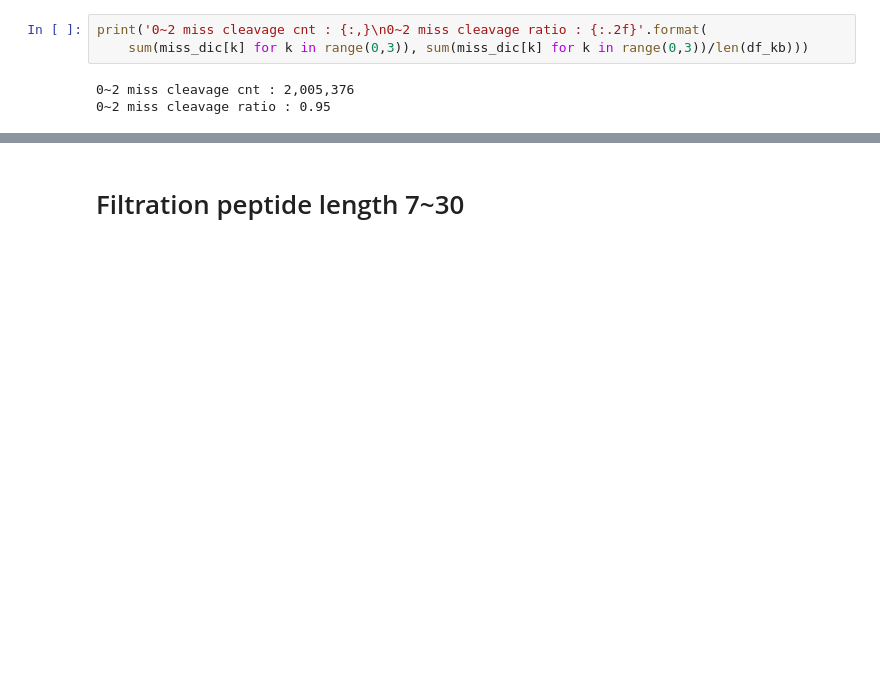
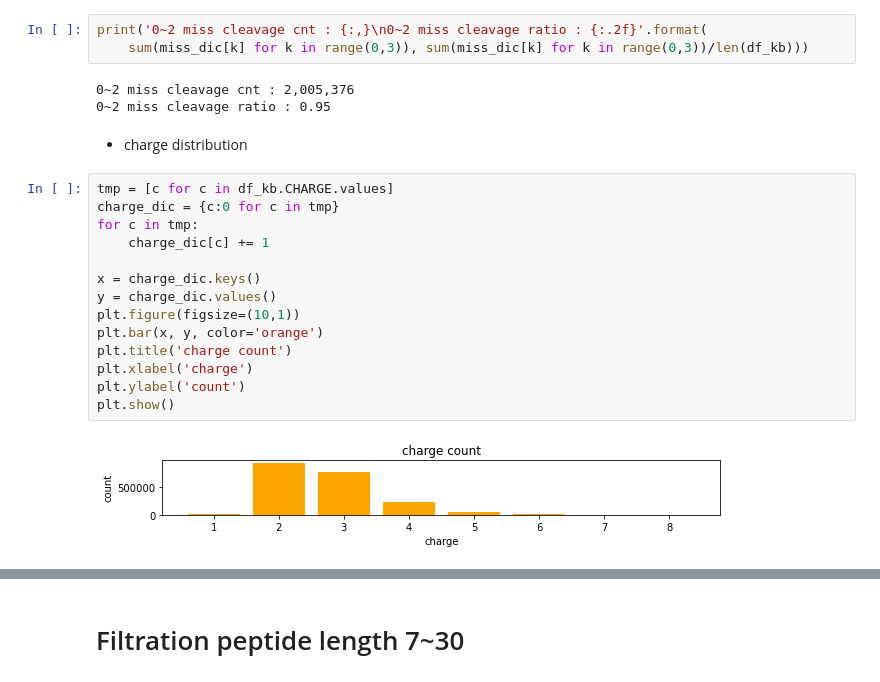
Before and after one commit to zoohoson/Peptide_Detectability, a Jupyter notebook: dataEDA_massIVE-KB.ipynb, the cells around one changed output, grey strips where cells are left out. Saved outputs shown, nothing was run; the diff lists cells and outputs as text; blank space fills up the shorter version.

```diff
--- a/dataEDA_massIVE-KB.ipynb
+++ b/dataEDA_massIVE-KB.ipynb
@@ -289,3 +289,21 @@ print('0~2 miss cleavage cnt : {:,}\n0~2 miss cleavage ratio : {:.2f}'.format(
 # %% [output]
 0~2 miss cleavage cnt : 2,005,376
 0~2 miss cleavage ratio : 0.95
+# %% [markdown]
+* charge distribution
+# %%
+tmp = [c for c in df_kb.CHARGE.values]
+charge_dic = {c:0 for c in tmp}
+for c in tmp:
+    charge_dic[c] += 1
+
+x = charge_dic.keys()
+y = charge_dic.values()
+plt.figure(figsize=(10,1))
+plt.bar(x, y, color='orange')
+plt.title('charge count')
+plt.xlabel('charge')
+plt.ylabel('count')
+plt.show()
+# %% [output]
+[figure, added]
```
Also changed, not shown: parts of 7 cells of this notebook, 3 other files.
